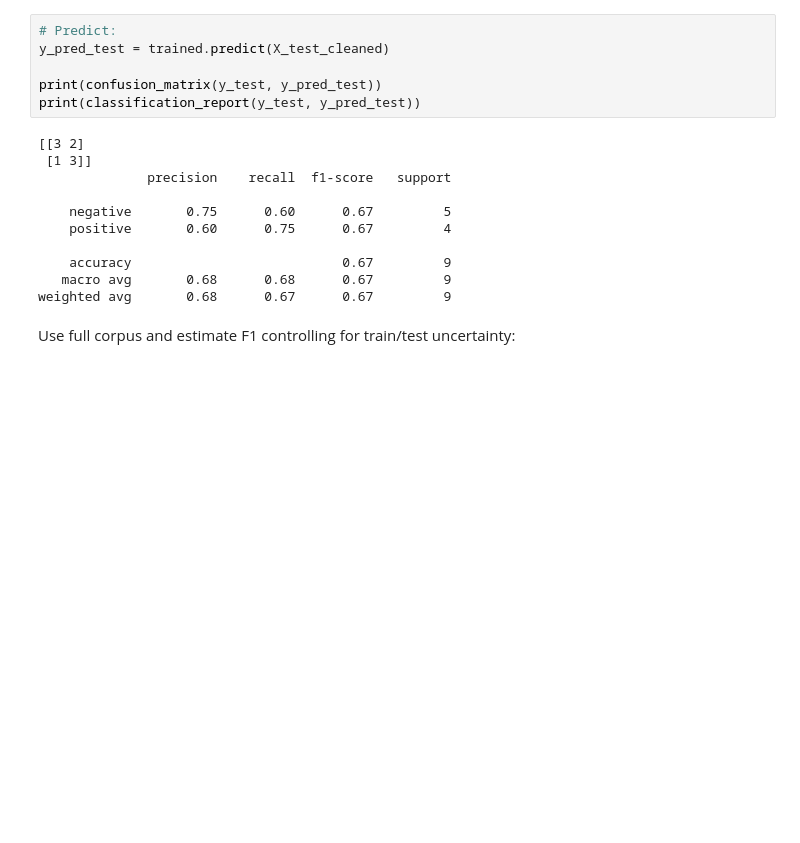
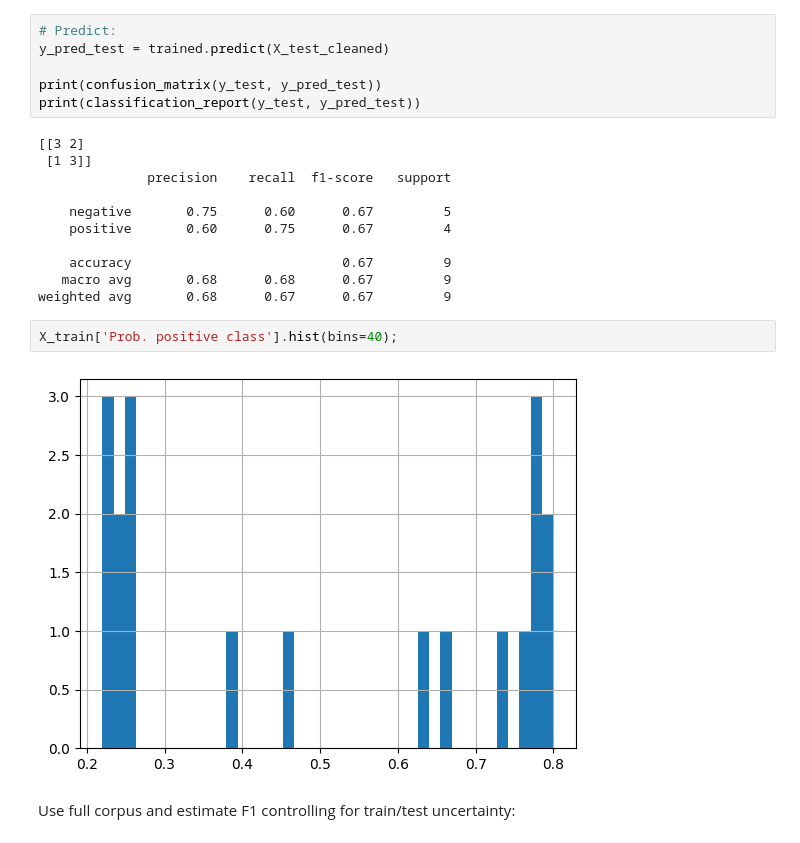
Before and after one commit to AVoss84/pdf_extract, a Jupyter notebook: src/notebooks/naivebayes_classifier.ipynb, the cells around one changed output. Saved outputs shown, nothing was run; the diff lists cells and outputs as text; blank space fills up the shorter version.

```diff
--- a/src/notebooks/naivebayes_classifier.ipynb
+++ b/src/notebooks/naivebayes_classifier.ipynb
@@ -245,6 +245,10 @@ print(classification_report(y_test, y_pred_test))
     accuracy                           0.67         9
    macro avg       0.68      0.68      0.67         9
 weighted avg       0.68      0.67      0.67         9
+# %%
+X_train['Prob. positive class'].hist(bins=40);
+# %% [output]
+[figure, added]
 # %% [markdown]
 Use full corpus and estimate F1 controlling for train/test uncertainty:
 # %%
```
Also changed, not shown: parts of 7 cells of this notebook, 3 other files.
